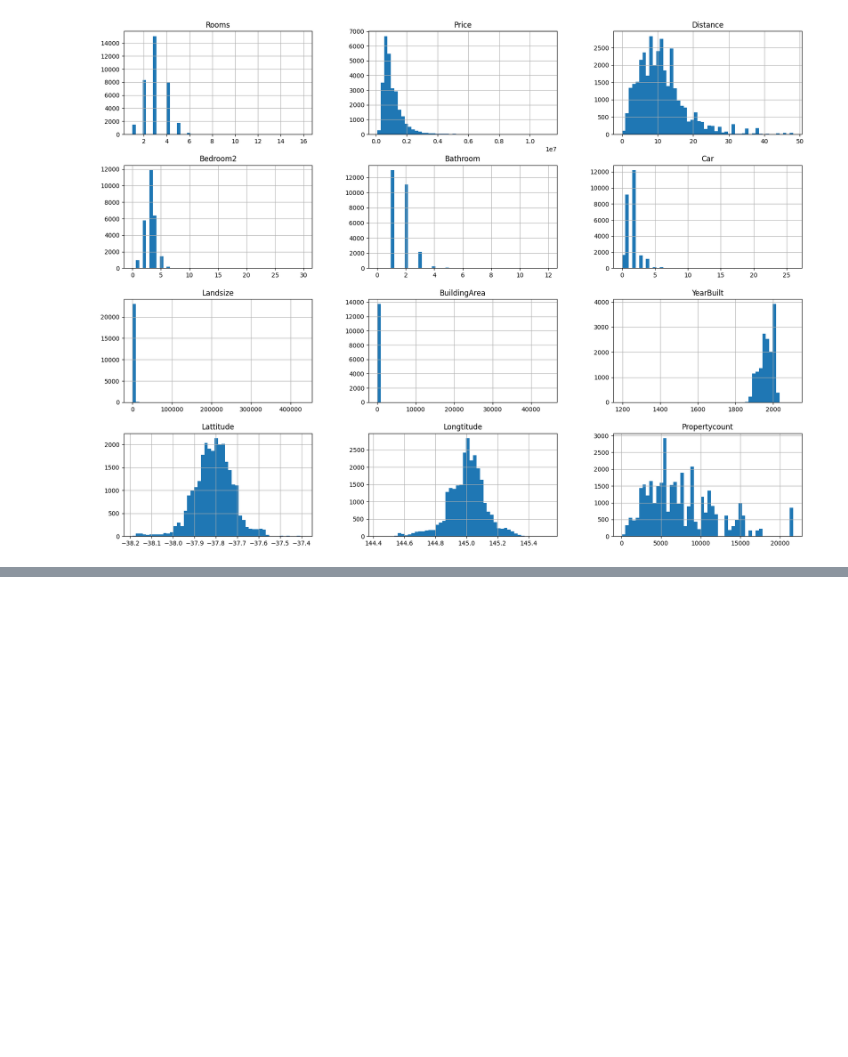
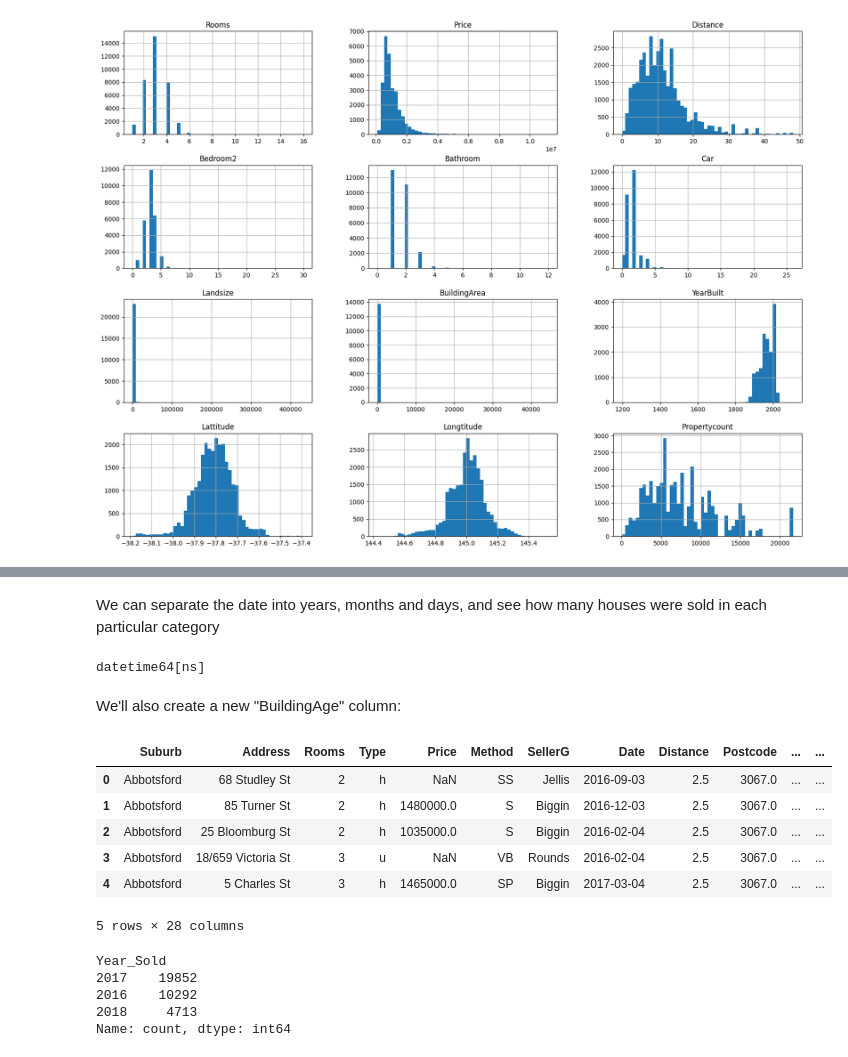
Before and after one commit to Noha-Jung3/Melbourne-Housing-Price-Prediction, a Jupyter notebook: EDA and Predictions.ipynb, the cells around one changed output, grey strips where cells are left out. Cells and saved outputs as stored; diff of their text form; code cells hidden in the pictures; blank space fills up the shorter version.

```diff
--- a/EDA and Predictions.ipynb
+++ b/EDA and Predictions.ipynb
@@ -170,0 +192,37 @@ plt.show()
+# %% [markdown]
+We can separate the date into years, months and days, and see how many houses were sold in each particular category
+# %%
+housing["Date"] = pd.to_datetime(housing["Date"], format = "%d/%m/%Y") #change the format to day-month-year
+print(housing['Date'].dtype)
+# %% [output]
+datetime64[ns]
+# %%
+housing['Month_Sold'] = housing['Date'].dt.month
+housing['Year_Sold'] = housing['Date'].dt.year
+housing['Day_Sold'] = housing['Date'].dt.day_name()
+housing['Date'] = housing['Date'].astype(str)
+
+cat_cols.append('Day_Sold')
+# %% [markdown]
+We'll also create a new "BuildingAge" column:
+# %%
+housing['BuildingAge'] = datetime.date.today().year - housing['YearBuilt']
+num_cols.append('BuildingAge')
+# %%
+housing.head()
+# %% [output]
+|  | Suburb | Address | Rooms | Type | Price | Method | SellerG | Date | Distance | Postcode | ... | ... |
+| 0 | Abbotsford | 68 Studley St | 2 | h | NaN | SS | Jellis | 2016-09-03 | 2.5 | 3067.0 | ... | ... |
+| 1 | Abbotsford | 85 Turner St | 2 | h | 1480000.0 | S | Biggin | 2016-12-03 | 2.5 | 3067.0 | ... | ... |
+| 2 | Abbotsford | 25 Bloomburg St | 2 | h | 1035000.0 | S | Biggin | 2016-02-04 | 2.5 | 3067.0 | ... | ... |
+| 3 | Abbotsford | 18/659 Victoria St | 3 | u | NaN | VB | Rounds | 2016-02-04 | 2.5 | 3067.0 | ... | ... |
+| 4 | Abbotsford | 5 Charles St | 3 | h | 1465000.0 | SP | Biggin | 2017-03-04 | 2.5 | 3067.0 | ... | ... |
+5 rows × 28 columns
+# %%
+housing["Year_Sold"].value_counts()
+# %% [output]
+Year_Sold
+2017    19852
+2016    10292
+2018     4713
+Name: count, dtype: int64
```
Also changed, not shown: parts of 17 cells of this notebook.
